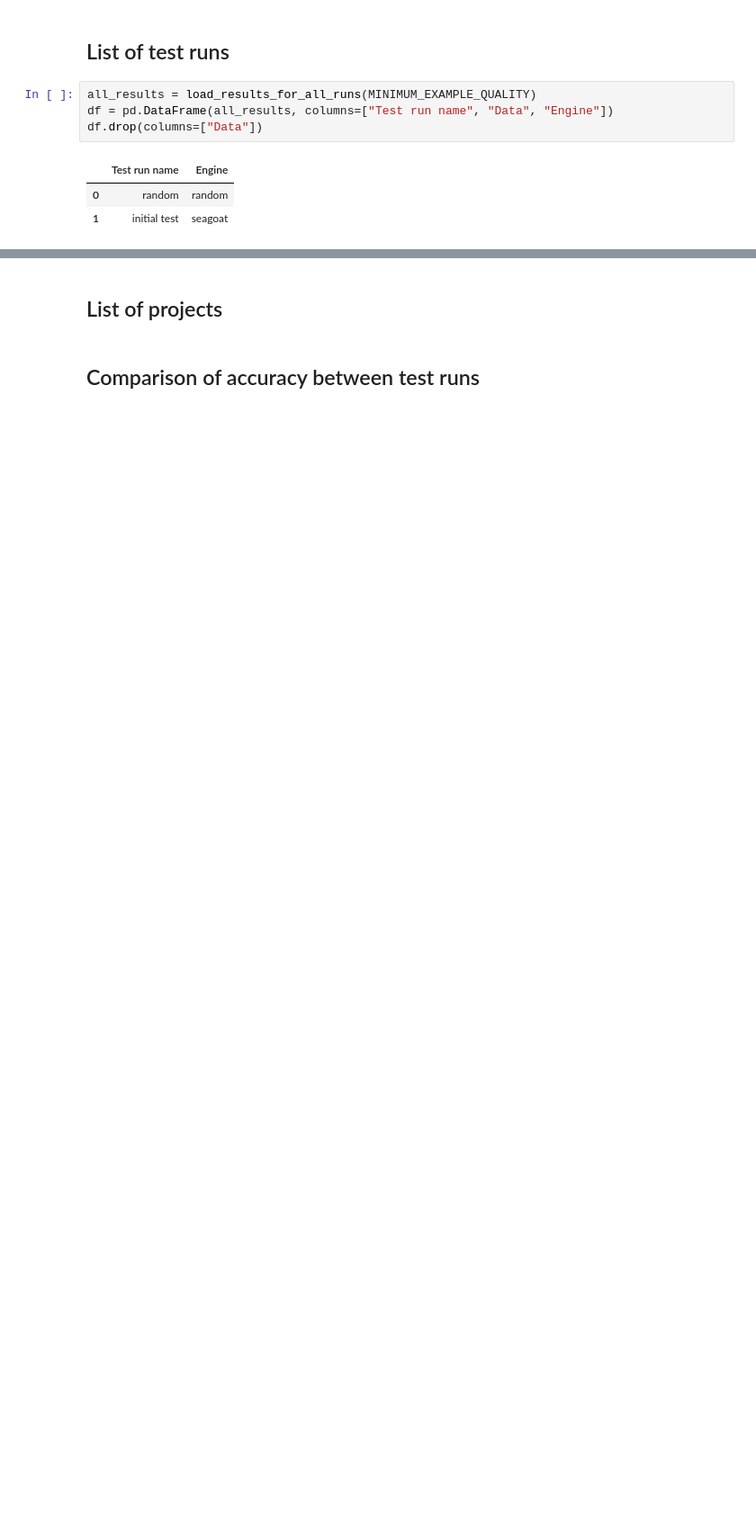
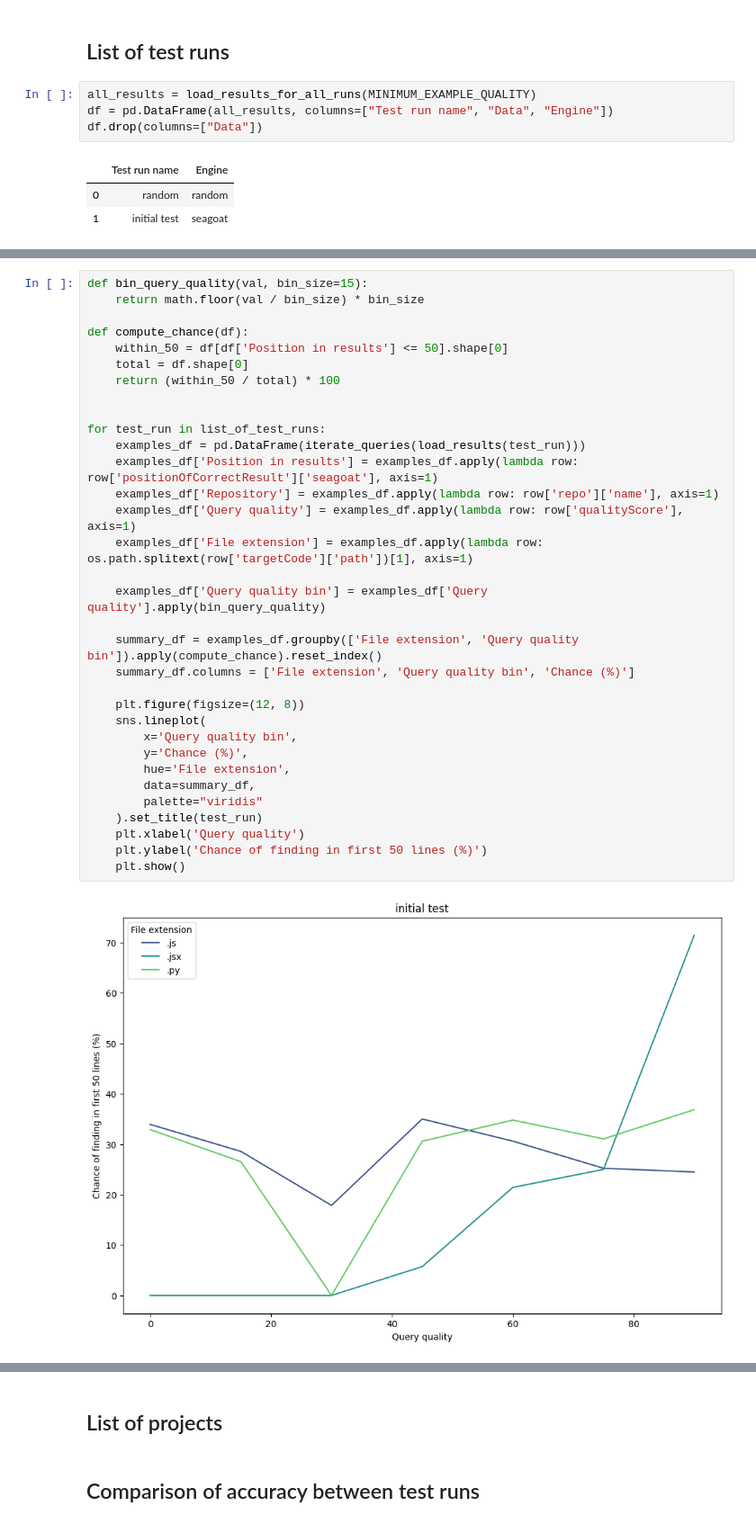
Before and after one commit to kantord/SeaGOAT, a Jupyter notebook: benchmark/benchmark.ipynb, the cells around one changed output, grey strips where cells are left out. Shown at 90% size. Saved outputs shown, nothing was run; the diff lists cells and outputs as text; blank space fills up the shorter version.

```diff
--- a/benchmark/benchmark.ipynb
+++ b/benchmark/benchmark.ipynb
@@ -72,0 +98,35 @@ df.drop(columns=["Data"])
+# %%
+def bin_query_quality(val, bin_size=15):
+    return math.floor(val / bin_size) * bin_size
+
+def compute_chance(df):
+    within_50 = df[df['Position in results'] <= 50].shape[0]
+    total = df.shape[0]
+    return (within_50 / total) * 100
+
+
+for test_run in list_of_test_runs:
+    examples_df = pd.DataFrame(iterate_queries(load_results(test_run)))
+    examples_df['Position in results'] = examples_df.apply(lambda row: row['positionOfCorrectResult']['seagoat'], axis=1)
+    examples_df['Repository'] = examples_df.apply(lambda row: row['repo']['name'], axis=1)
+    examples_df['Query quality'] = examples_df.apply(lambda row: row['qualityScore'], axis=1)
+    examples_df['File extension'] = examples_df.apply(lambda row: os.path.splitext(row['targetCode']['path'])[1], axis=1)
+
+    examples_df['Query quality bin'] = examples_df['Query quality'].apply(bin_query_quality)
+
+    summary_df = examples_df.groupby(['File extension', 'Query quality bin']).apply(compute_chance).reset_index()
+    summary_df.columns = ['File extension', 'Query quality bin', 'Chance (%)']
+
+    plt.figure(figsize=(12, 8))
+    sns.lineplot(
+        x='Query quality bin',
+        y='Chance (%)',
+        hue='File extension',
+        data=summary_df,
+        palette="viridis"
+    ).set_title(test_run)
+    plt.xlabel('Query quality')
+    plt.ylabel('Chance of finding in first 50 lines (%)')
+    plt.show()
+# %% [output]
+[figure, added]
```
Also changed, not shown: parts of 6 cells of this notebook, 3 other files.
